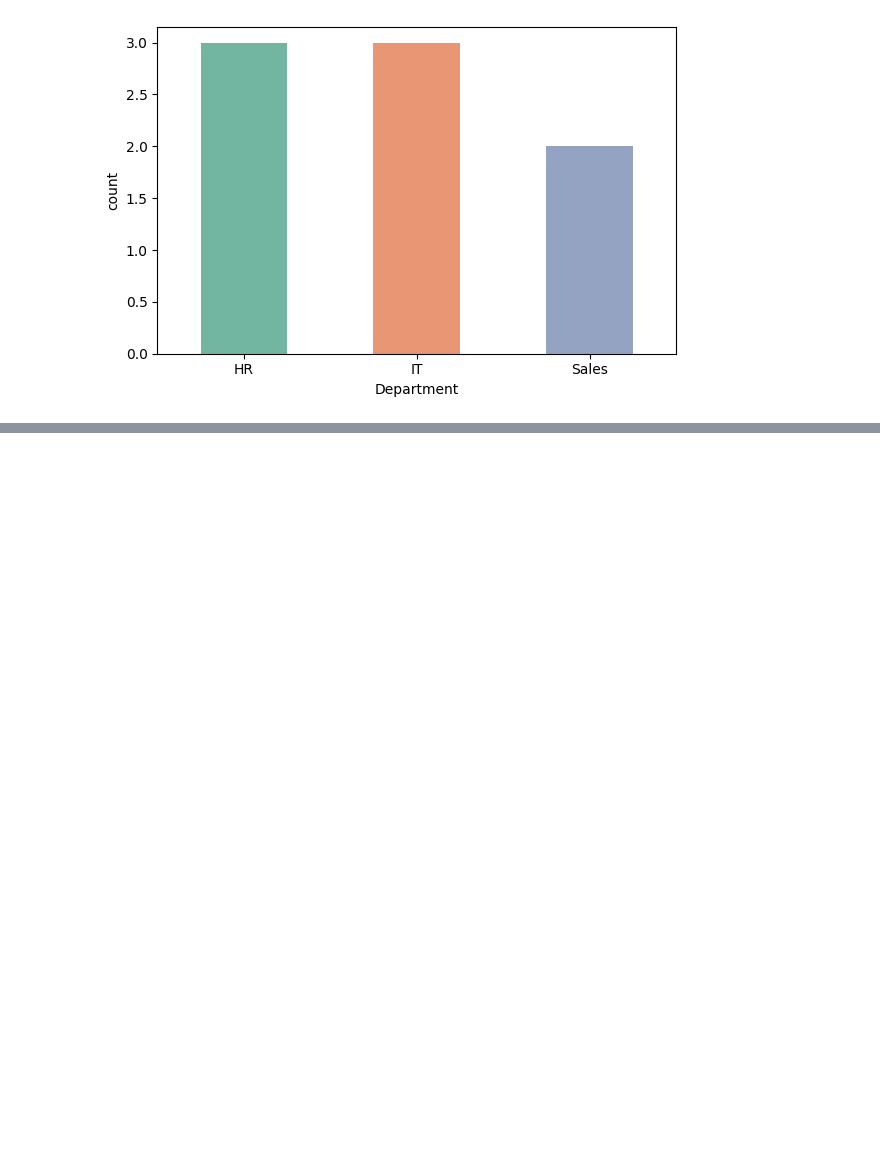
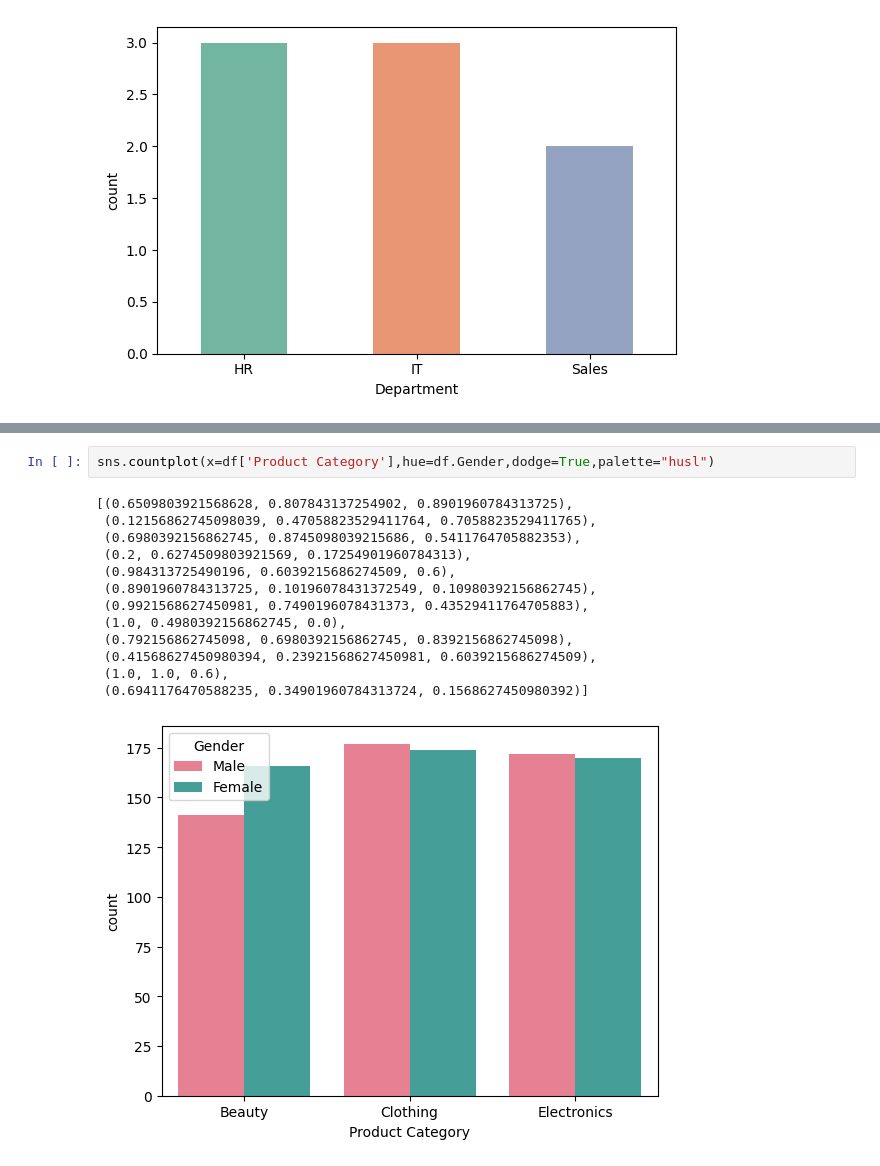
Before and after one commit to esairajesh2-droid/visualization-_learning, a Jupyter notebook: simplevisualization5.ipynb, the cells around one changed output, grey strips where cells are left out. Cells and saved outputs as stored; diff of their text form; blank space fills up the shorter version.

```diff
--- a/simplevisualization5.ipynb
+++ b/simplevisualization5.ipynb
@@ -252,0 +299,16 @@ Passing `palette` without assigning `hue` is deprecated and will be removed in v
+# %%
+sns.countplot(x=df['Product Category'],hue=df.Gender,dodge=True,palette="husl")
+# %% [output]
+[(0.6509803921568628, 0.807843137254902, 0.8901960784313725),
+ (0.12156862745098039, 0.47058823529411764, 0.7058823529411765),
+ (0.6980392156862745, 0.8745098039215686, 0.5411764705882353),
+ (0.2, 0.6274509803921569, 0.17254901960784313),
+ (0.984313725490196, 0.6039215686274509, 0.6),
+ (0.8901960784313725, 0.10196078431372549, 0.10980392156862745),
+ (0.9921568627450981, 0.7490196078431373, 0.43529411764705883),
+ (1.0, 0.4980392156862745, 0.0),
+ (0.792156862745098, 0.6980392156862745, 0.8392156862745098),
+ (0.41568627450980394, 0.23921568627450981, 0.6039215686274509),
+ (1.0, 1.0, 0.6),
+ (0.6941176470588235, 0.34901960784313724, 0.1568627450980392)]
+[figure, added]
```
Also changed, not shown: parts of 2 cells of this notebook.
